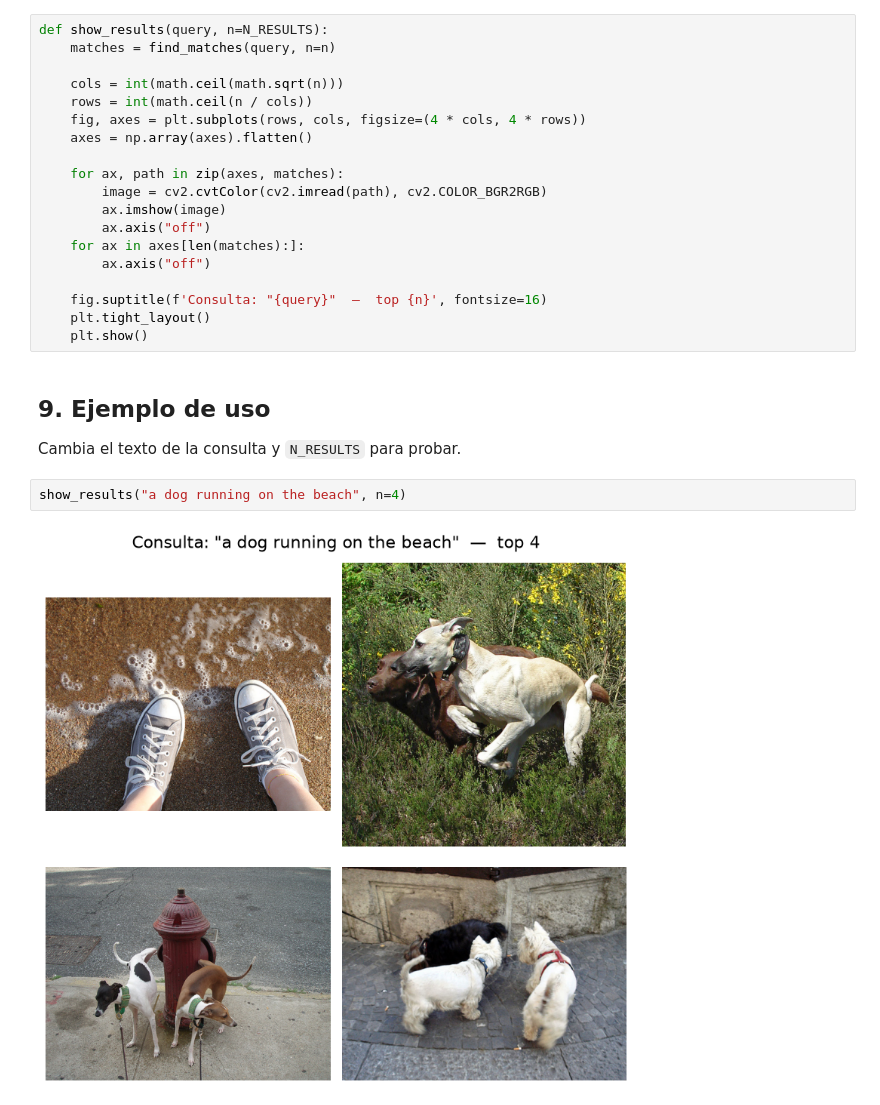
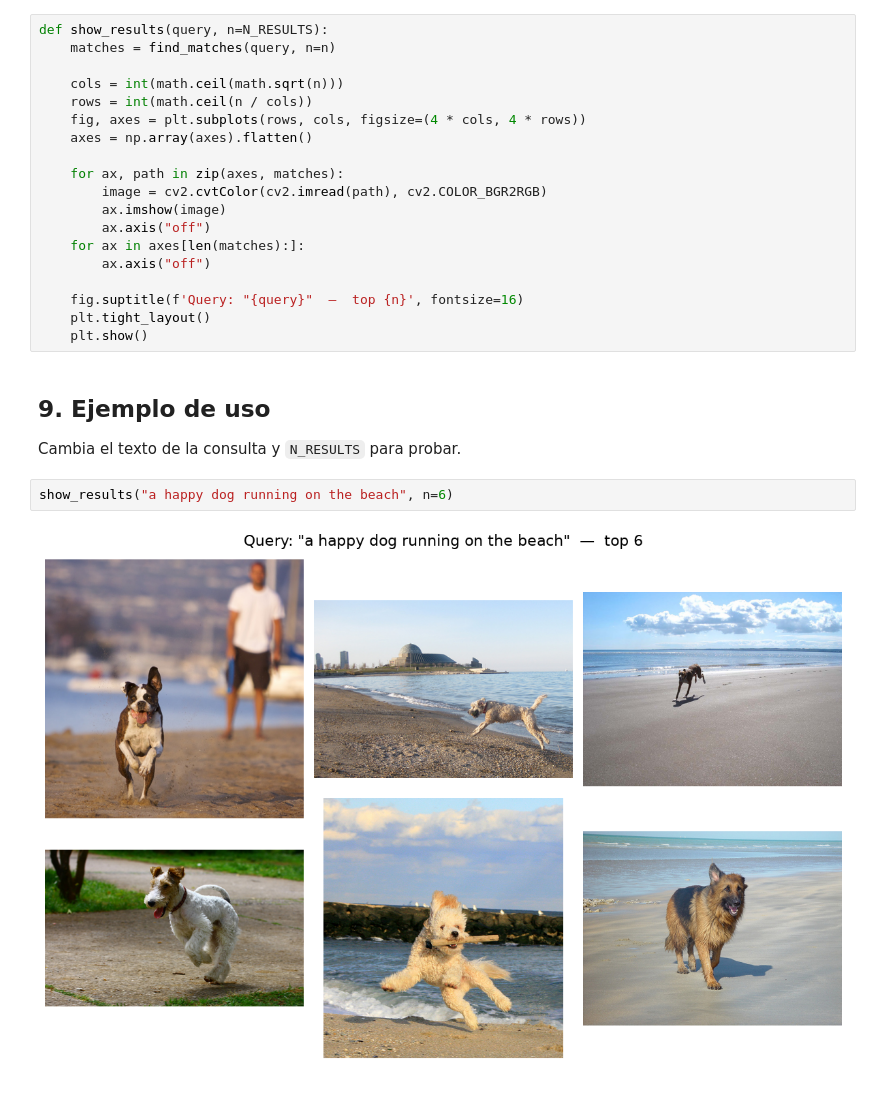
Before and after one commit to miguel-kjh/clip_implementation, a Jupyter notebook: notebooks/image_retrieval_demo.ipynb, the cells around one changed output. Drawn from its saved outputs; the diff is of its cells as text.

```diff
--- a/notebooks/image_retrieval_demo.ipynb
+++ b/notebooks/image_retrieval_demo.ipynb
@@ -192,7 +192,7 @@ def show_results(query, n=N_RESULTS):
     for ax in axes[len(matches):]:
         ax.axis("off")
 
-    fig.suptitle(f'Consulta: "{query}"  —  top {n}', fontsize=16)
+    fig.suptitle(f'Query: "{query}"  —  top {n}', fontsize=16)
     plt.tight_layout()
     plt.show()
 # %% [markdown]
@@ -200,6 +200,6 @@ def show_results(query, n=N_RESULTS):
 
 Cambia el texto de la consulta y `N_RESULTS` para probar.
 # %%
-show_results("a dog running on the beach", n=4)
+show_results("a happy dog running on the beach", n=6)
 # %% [output]
-[figure, old version]
+[figure, new version]
```
Also changed, not shown: parts of 2 cells of this notebook, 1 other file.
